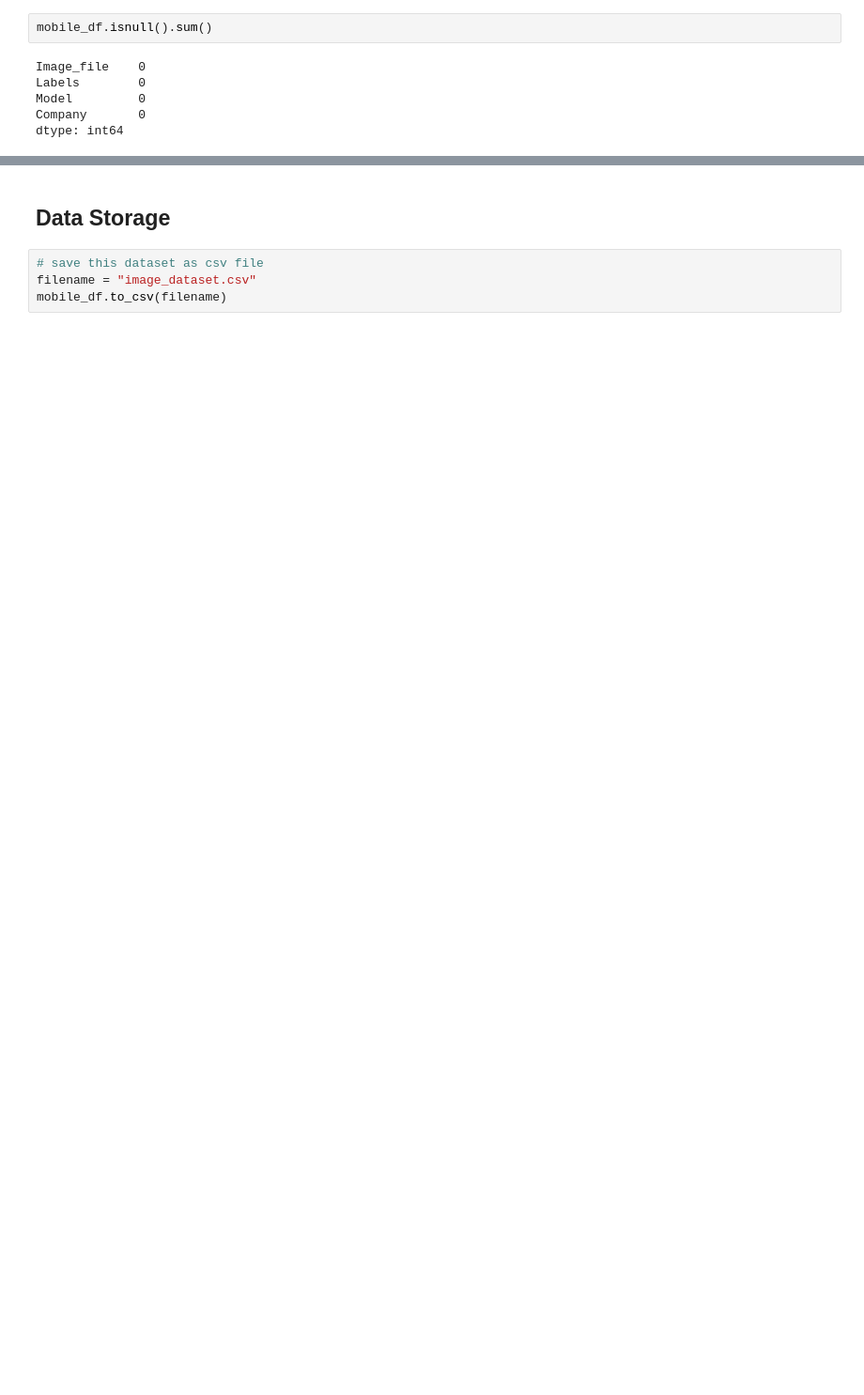
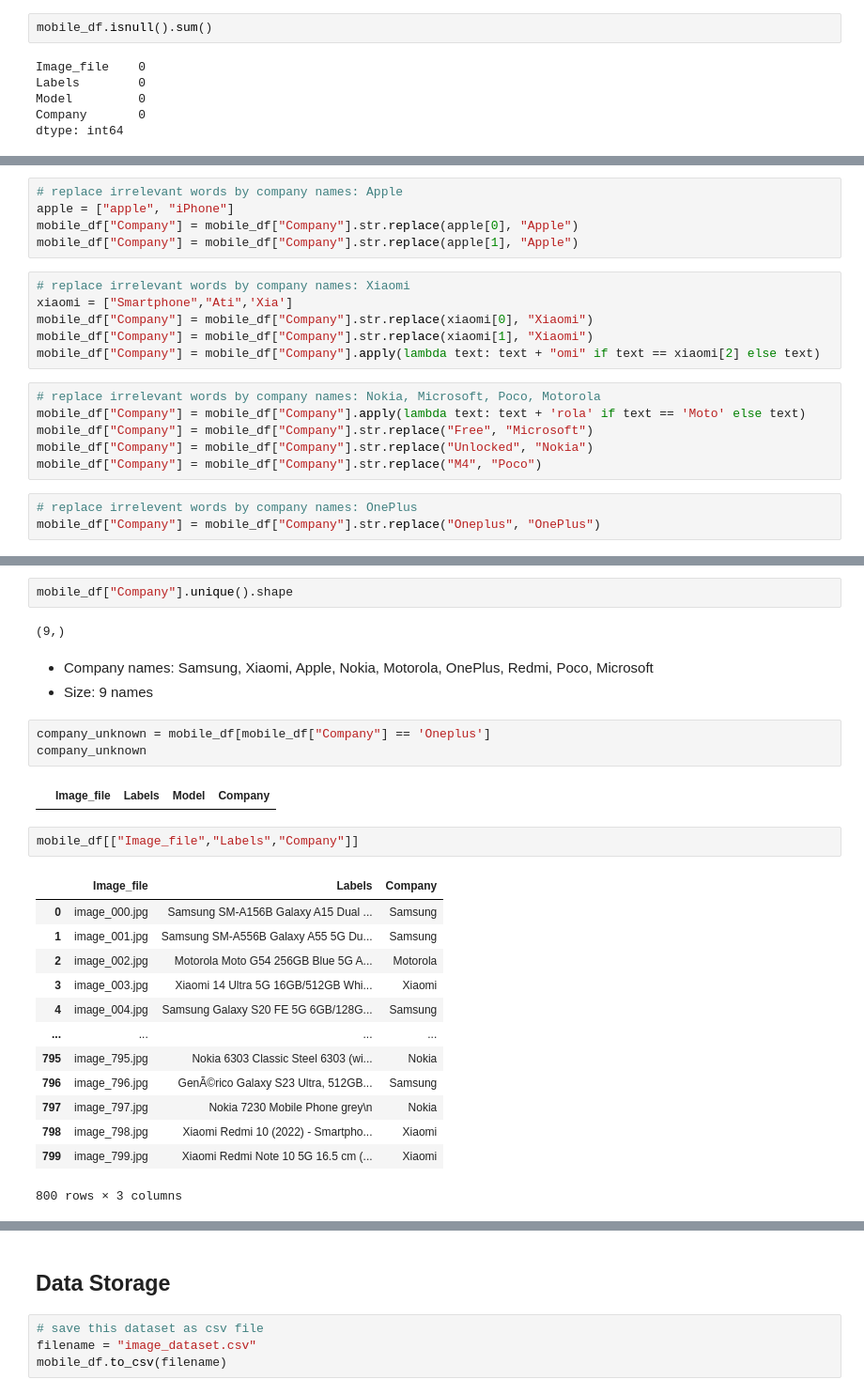
Before and after one commit to mian-adoan98/MLP_Mobile_Phone_Recognition, a Jupyter notebook: image_processing/image_transformation.ipynb, the cells around one changed output, grey strips where cells are left out. Shown at 94% size. Drawn from its saved outputs; the diff is of its cells as text; blank space fills up the shorter version.

```diff
--- a/image_processing/image_transformation.ipynb
+++ b/image_processing/image_transformation.ipynb
@@ -142,0 +169,20 @@ plt.show()
+# %%
+# replace irrelevant words by company names: Apple
+apple = ["apple", "iPhone"]
+mobile_df["Company"] = mobile_df["Company"].str.replace(apple[0], "Apple")
+mobile_df["Company"] = mobile_df["Company"].str.replace(apple[1], "Apple")
+# %%
+# replace irrelevant words by company names: Xiaomi
+xiaomi = ["Smartphone","Ati",'Xia']
+mobile_df["Company"] = mobile_df["Company"].str.replace(xiaomi[0], "Xiaomi")
+mobile_df["Company"] = mobile_df["Company"].str.replace(xiaomi[1], "Xiaomi")
+mobile_df["Company"] = mobile_df["Company"].apply(lambda text: text + "omi" if text == xiaomi[2] else text)
+# %%
+# replace irrelevant words by company names: Nokia, Microsoft, Poco, Motorola
+mobile_df["Company"] = mobile_df["Company"].apply(lambda text: text + 'rola' if text == 'Moto' else text)
+mobile_df["Company"] = mobile_df["Company"].str.replace("Free", "Microsoft")
+mobile_df["Company"] = mobile_df["Company"].str.replace("Unlocked", "Nokia")
+mobile_df["Company"] = mobile_df["Company"].str.replace("M4", "Poco")
+# %%
+# replace irrelevent words by company names: OnePlus
+mobile_df["Company"] = mobile_df["Company"].str.replace("Oneplus", "OnePlus")
@@ -142,0 +204,28 @@ plt.show()
+# %%
+mobile_df["Company"].unique().shape
+# %% [output]
+(9,)
+# %% [markdown]
++ Company names: Samsung, Xiaomi, Apple, Nokia, Motorola, OnePlus, Redmi, Poco, Microsoft
++ Size: 9 names
+# %%
+company_unknown = mobile_df[mobile_df["Company"] == 'Oneplus']
+company_unknown
+# %% [output]
+|  | Image_file | Labels | Model | Company |
+# %%
+mobile_df[["Image_file","Labels","Company"]]
+# %% [output]
+|  | Image_file | Labels | Company |
+| 0 | image_000.jpg | Samsung SM-A156B Galaxy A15 Dual ... | Samsung |
+| 1 | image_001.jpg | Samsung SM-A556B Galaxy A55 5G Du... | Samsung |
+| 2 | image_002.jpg | Motorola Moto G54 256GB Blue 5G A... | Motorola |
+| 3 | image_003.jpg | Xiaomi 14 Ultra 5G 16GB/512GB Whi... | Xiaomi |
+| 4 | image_004.jpg | Samsung Galaxy S20 FE 5G 6GB/128G... | Samsung |
+| ... | ... | ... | ... |
+| 795 | image_795.jpg | Nokia 6303 Classic Steel 6303 (wi... | Nokia |
+| 796 | image_796.jpg | GenÃ©rico Galaxy S23 Ultra, 512GB... | Samsung |
+| 797 | image_797.jpg | Nokia 7230 Mobile Phone grey\n | Nokia |
+| 798 | image_798.jpg | Xiaomi Redmi 10 (2022) - Smartpho... | Xiaomi |
+| 799 | image_799.jpg | Xiaomi Redmi Note 10 5G 16.5 cm (... | Xiaomi |
+800 rows × 3 columns
```
Also changed, not shown: parts of 24 cells of this notebook, 4 other files.
